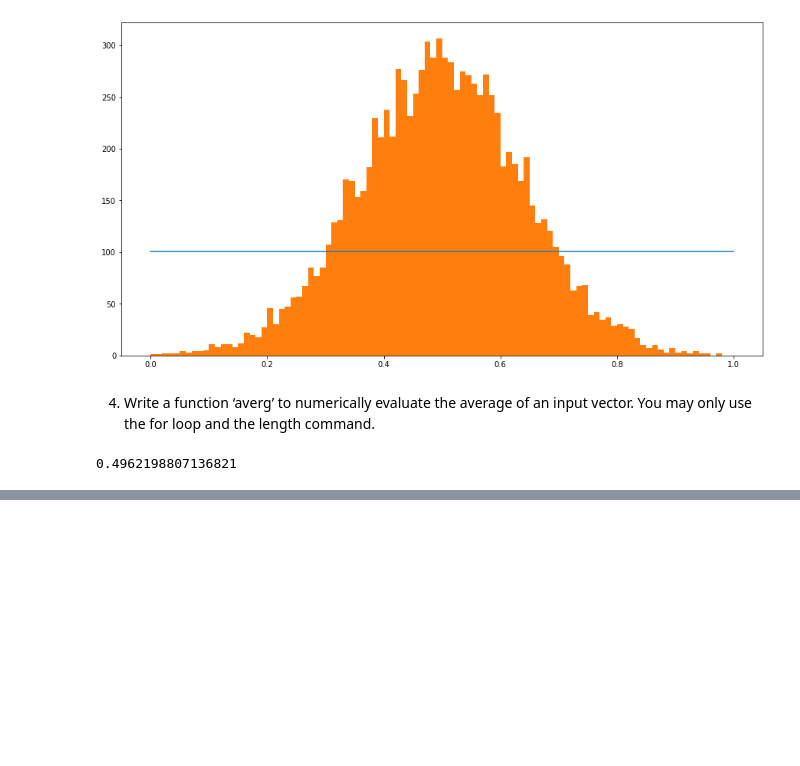
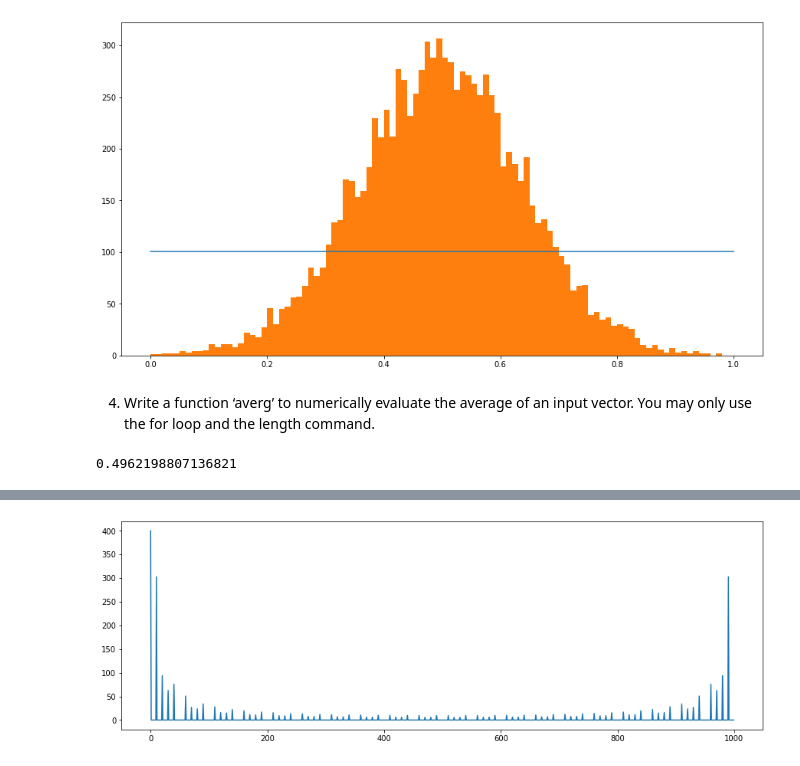
Before and after one commit to Bhavnicksm/dsp_lab_notebooks, a Jupyter notebook: EE333_Lab_1.ipynb, the cells around one changed output, grey strips where cells are left out. Saved outputs shown, nothing was run; the diff lists cells and outputs as text; code cells hidden in the pictures; blank space fills up the shorter version.

```diff
--- a/EE333_Lab_1.ipynb
+++ b/EE333_Lab_1.ipynb
@@ -81,0 +129,8 @@ averg(x)
+# %%
+y_fft = abs(np.fft.fft(y))
+
+plt.figure(figsize=(15,5))
+plt.plot(y_fft)
+plt.show()
+# %% [output]
+[figure, added]
```
Also changed, not shown: parts of 11 cells of this notebook.
